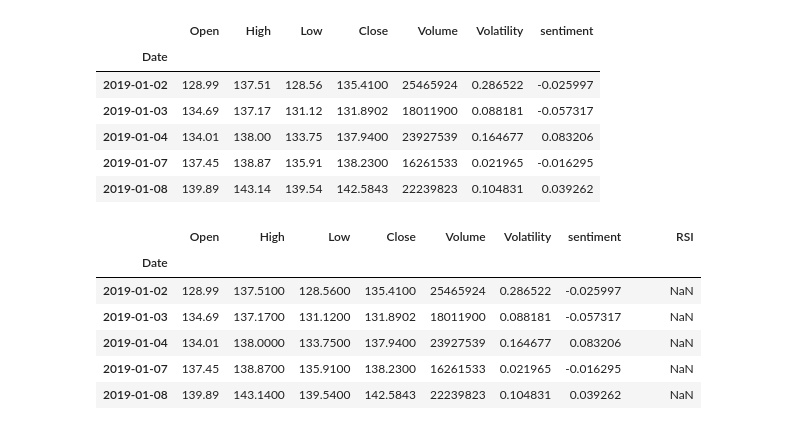
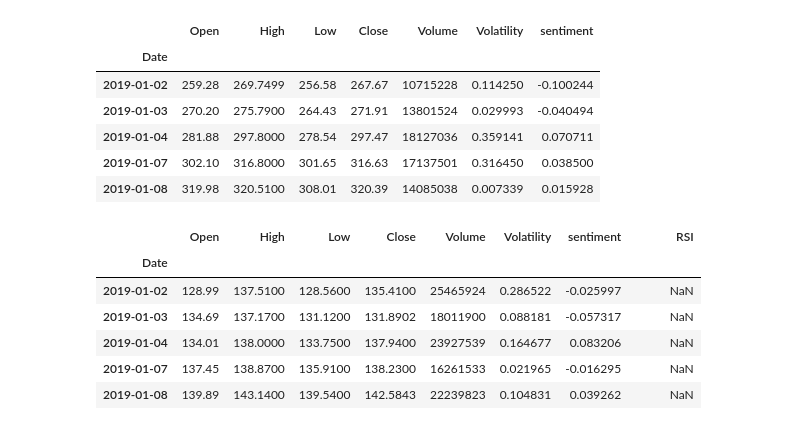
Before and after one commit to amejiali/Project2, a Jupyter notebook: Code/AM_RSI.ipynb, the cells around one changed output. Cells and saved outputs as stored; diff of their text form; code cells hidden in the pictures.

```diff
--- a/Code/AM_RSI.ipynb
+++ b/Code/AM_RSI.ipynb
@@ -34,15 +34,15 @@ amzn_df.set_index("Date", inplace = True)
 nflx_df.set_index("Date", inplace = True)
 googl_df.set_index("Date", inplace = True)
 # %%
-fb_df.head()
+nflx_df.head()
 # %% [output]
 |  | Open | High | Low | Close | Volume | Volatility | sentiment |
 | Date |  |  |  |  |  |  |  |
-| 2019-01-02 | 128.99 | 137.51 | 128.56 | 135.4100 | 25465924 | 0.286522 | -0.025997 |
-| 2019-01-03 | 134.69 | 137.17 | 131.12 | 131.8902 | 18011900 | 0.088181 | -0.057317 |
-| 2019-01-04 | 134.01 | 138.00 | 133.75 | 137.9400 | 23927539 | 0.164677 | 0.083206 |
-| 2019-01-07 | 137.45 | 138.87 | 135.91 | 138.2300 | 16261533 | 0.021965 | -0.016295 |
-| 2019-01-08 | 139.89 | 143.14 | 139.54 | 142.5843 | 22239823 | 0.104831 | 0.039262 |
+| 2019-01-02 | 259.28 | 269.7499 | 256.58 | 267.67 | 10715228 | 0.114250 | -0.100244 |
+| 2019-01-03 | 270.20 | 275.7900 | 264.43 | 271.91 | 13801524 | 0.029993 | -0.040494 |
+| 2019-01-04 | 281.88 | 297.8000 | 278.54 | 297.47 | 18127036 | 0.359141 | 0.070711 |
+| 2019-01-07 | 302.10 | 316.8000 | 301.65 | 316.63 | 17137501 | 0.316450 | 0.038500 |
+| 2019-01-08 | 319.98 | 320.5100 | 308.01 | 320.39 | 14085038 | 0.007339 | 0.015928 |
 # %%
 fb_df["RSI"] = talib.RSI(fb_df.Close.values, timeperiod = 14)
 fb_df.head(20)
```
Also changed, not shown: parts of 6 cells of this notebook, 5 other files.
